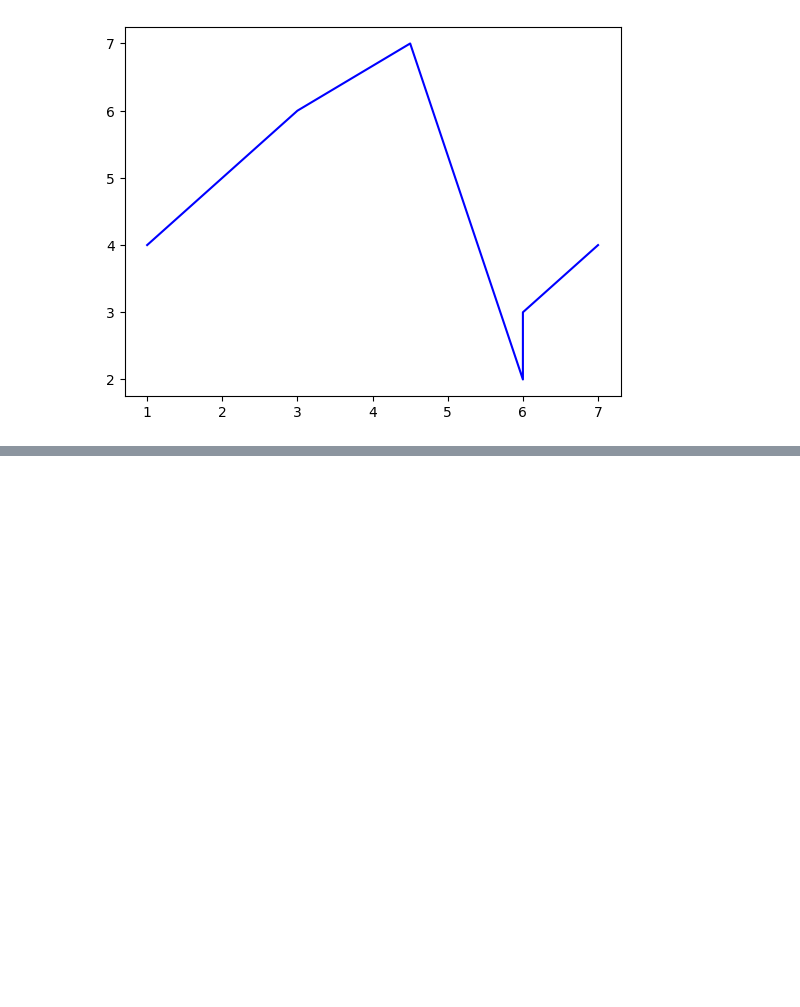
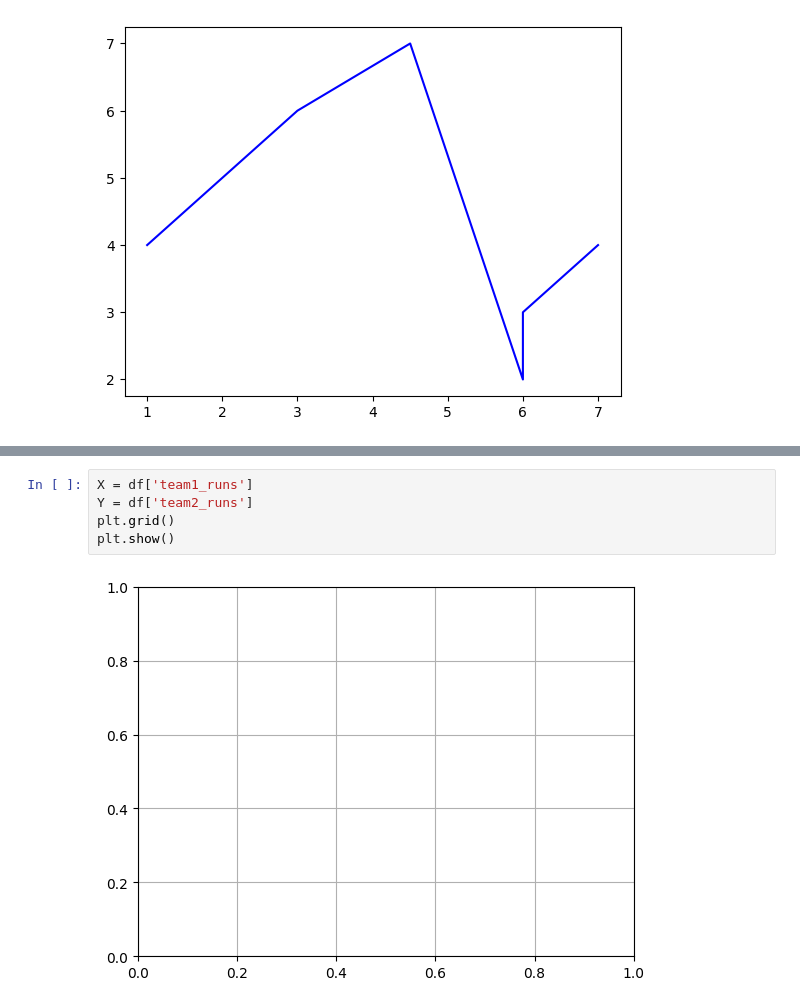
Before and after one commit to mudit-1711/python, a Jupyter notebook: matplotlib.ipynb, the cells around one changed output, grey strips where cells are left out. Drawn from its saved outputs; the diff is of its cells as text; blank space fills up the shorter version.

```diff
--- a/matplotlib.ipynb
+++ b/matplotlib.ipynb
@@ -49,0 +70,7 @@ plt.show()
+# %%
+X = df['team1_runs']
+Y = df['team2_runs']
+plt.grid()
+plt.show()
+# %% [output]
+[figure, added]
```
Also changed, not shown: parts of 11 cells of this notebook, 1 other file.
